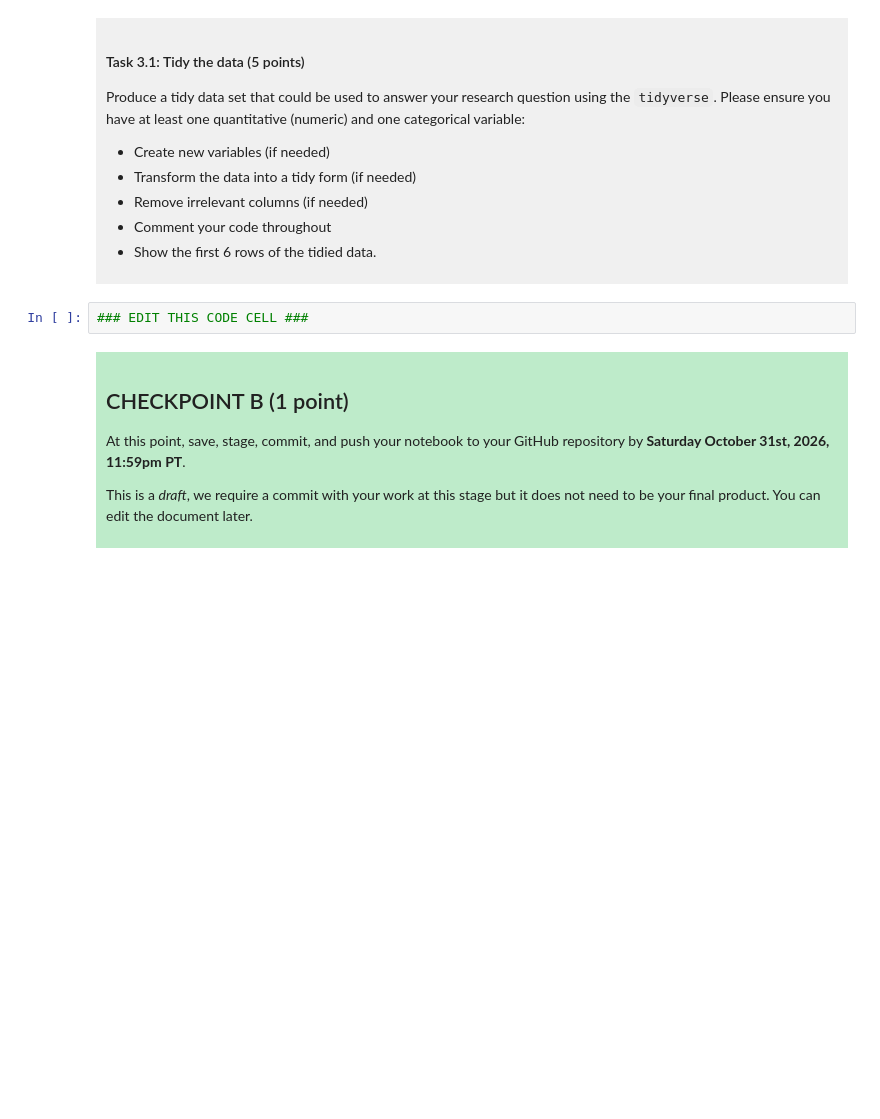
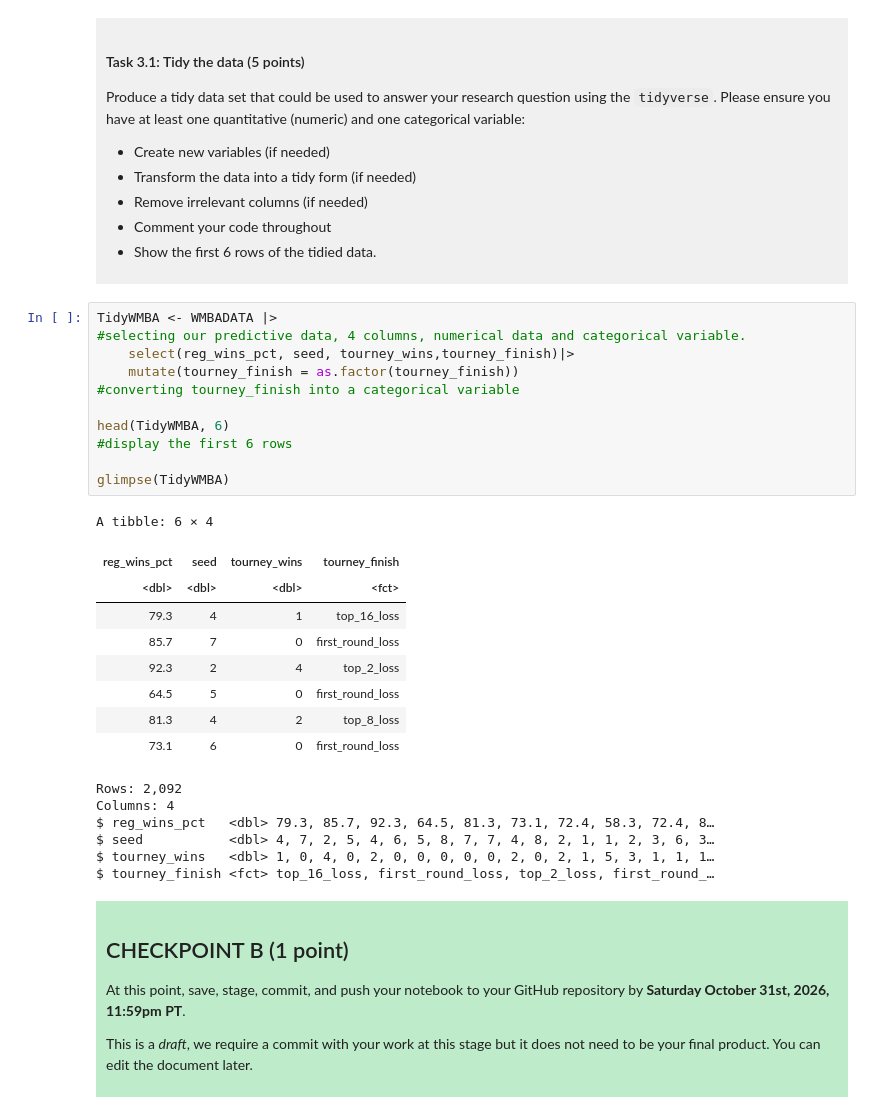
Before and after one commit to J-D-22/dsci-100-project-JulianD, a Jupyter notebook: dsci-100-project-notebook.ipynb, the cells around one changed output. Saved outputs shown, nothing was run; the diff lists cells and outputs as text; blank space fills up the shorter version.

```diff
--- a/dsci-100-project-notebook.ipynb
+++ b/dsci-100-project-notebook.ipynb
@@ -189,7 +222,32 @@ Produce a tidy data set that could be used to answer your research question usin
 
 </div>
 # %%
-### EDIT THIS CODE CELL ###
+TidyWMBA <- WMBADATA |>
+#selecting our predictive data, 4 columns, numerical data and categorical variable.
+    select(reg_wins_pct, seed, tourney_wins,tourney_finish)|>
+    mutate(tourney_finish = as.factor(tourney_finish))
+#converting tourney_finish into a categorical variable
+
+head(TidyWMBA, 6)
+#display the first 6 rows
+
+glimpse(TidyWMBA)
+# %% [output]
+A tibble: 6 × 4
+| reg_wins_pct | seed | tourney_wins | tourney_finish |
+| <dbl> | <dbl> | <dbl> | <fct> |
+| 79.3 | 4 | 1 | top_16_loss |
+| 85.7 | 7 | 0 | first_round_loss |
+| 92.3 | 2 | 4 | top_2_loss |
+| 64.5 | 5 | 0 | first_round_loss |
+| 81.3 | 4 | 2 | top_8_loss |
+| 73.1 | 6 | 0 | first_round_loss |
+Rows: 2,092
+Columns: 4
+$ reg_wins_pct   <dbl> 79.3, 85.7, 92.3, 64.5, 81.3, 73.1, 72.4, 58.3, 72.4, 8…
+$ seed           <dbl> 4, 7, 2, 5, 4, 6, 5, 8, 7, 7, 4, 8, 2, 1, 1, 2, 3, 6, 3…
+$ tourney_wins   <dbl> 1, 0, 4, 0, 2, 0, 0, 0, 0, 0, 2, 0, 2, 1, 5, 3, 1, 1, 1…
+$ tourney_finish <fct> top_16_loss, first_round_loss, top_2_loss, first_round_…
 # %% [markdown]
 <div style="background-color: #beebca; padding: 10px;">
 
```
Also changed, not shown: parts of 4 cells of this notebook.
